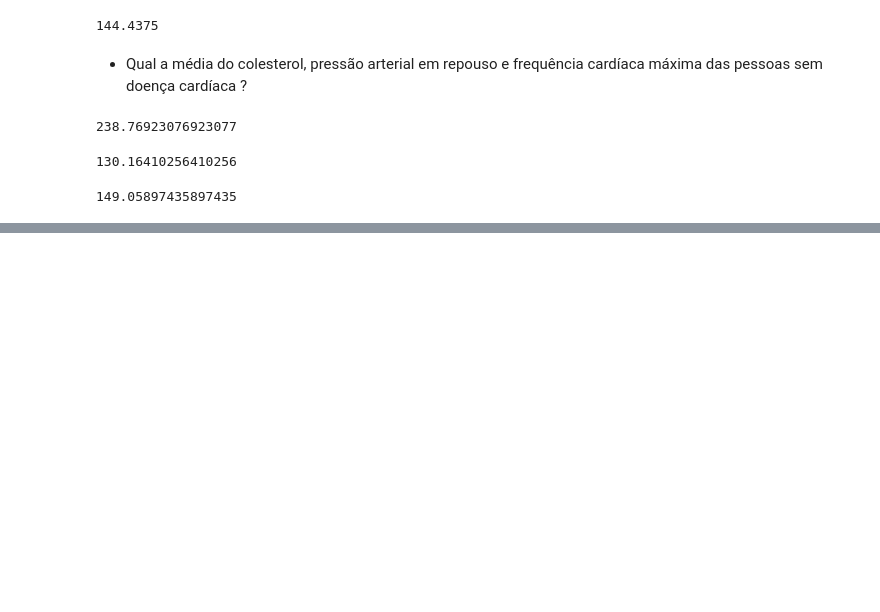
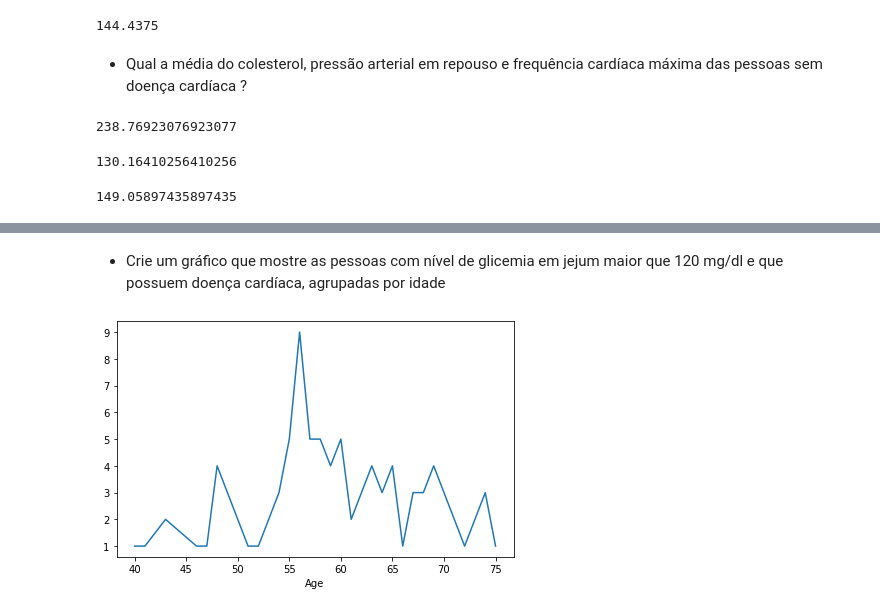
Before and after one commit to jvitorgf/data-capstone-heart-failure, a Jupyter notebook: data_capstone_heart_failure.ipynb, the cells around one changed output, grey strips where cells are left out. Saved outputs shown, nothing was run; the diff lists cells and outputs as text; code cells hidden in the pictures; blank space fills up the shorter version.

```diff
--- a/data_capstone_heart_failure.ipynb
+++ b/data_capstone_heart_failure.ipynb
@@ -185,0 +195,7 @@ df[df['HeartDisease'] == 0]['MaxHR'].mean()
+# %% [markdown]
+* Crie um gráfico que mostre as pessoas com nível de glicemia em jejum maior que 120 mg/dl e que possuem doença cardíaca, agrupadas por idade
+# %%
+df[(df['FastingBS'] == 1) &(df['HeartDisease'] == 1)].groupby('Age').count()['FastingBS'].plot()
+plt.tight_layout()
+# %% [output]
+[figure, added]
```
Also changed, not shown: parts of 6 cells of this notebook.
